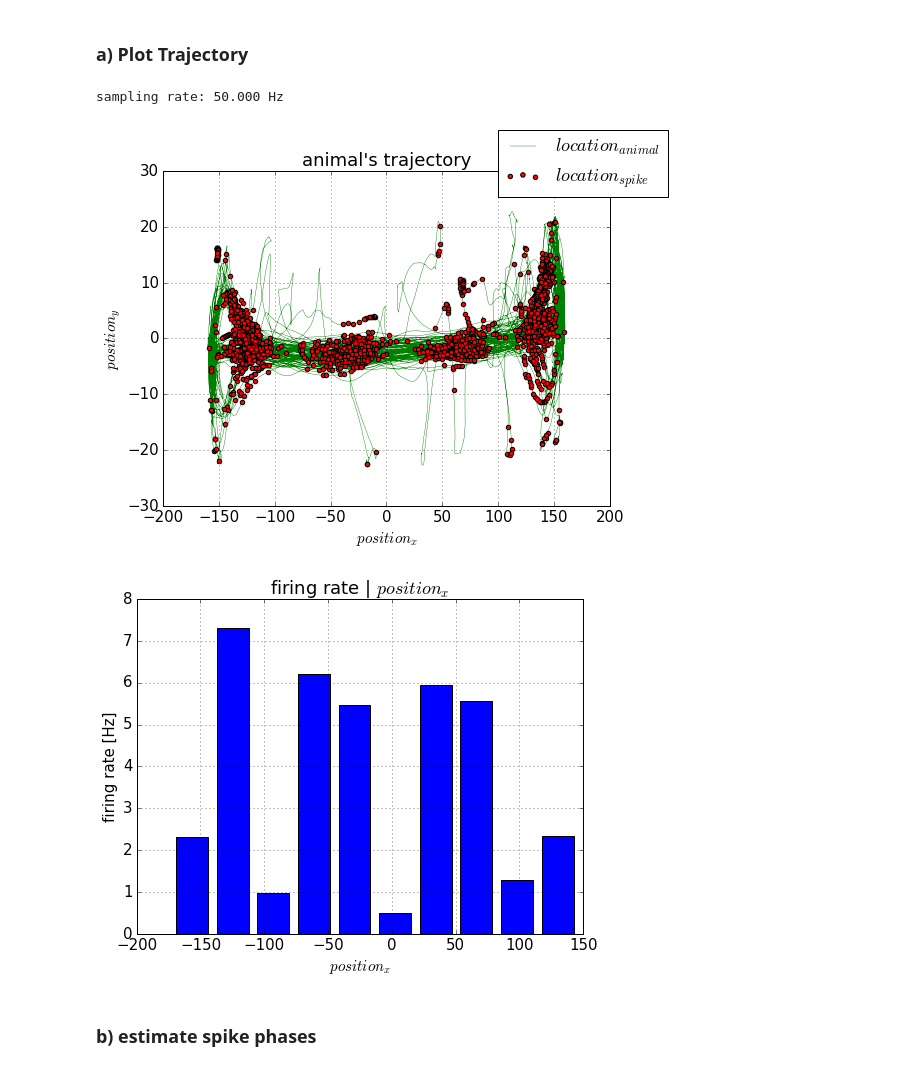
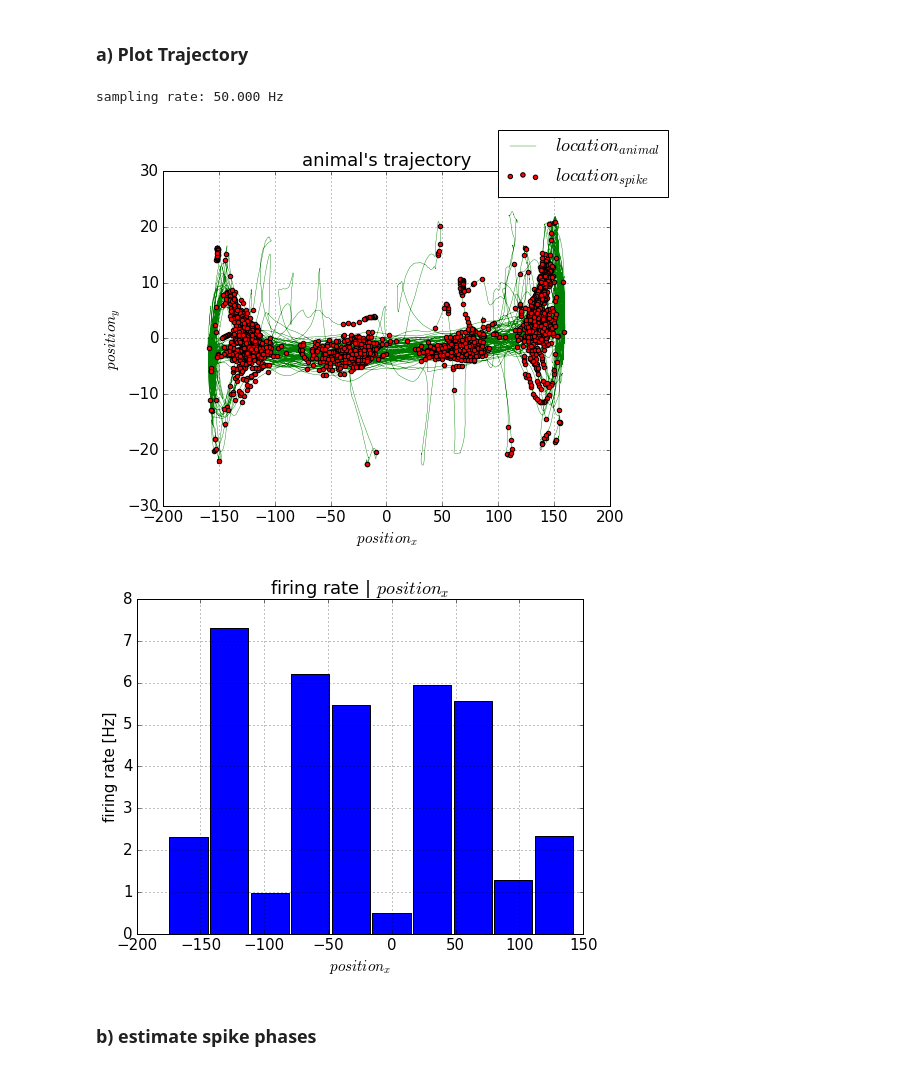
Before and after one commit to kashefy/grk_kempter_episodic_mem, a Jupyter notebook: grk_kempter_episodic_mem.ipynb, the cells around one changed output. Saved outputs shown, nothing was run; the diff lists cells and outputs as text; code cells hidden in the pictures.

Commit message:
adjust plots, fix hilbert call

```diff
--- a/grk_kempter_episodic_mem.ipynb
+++ b/grk_kempter_episodic_mem.ipynb
@@ -49,34 +49,34 @@ spk_t = dat['spk_t']
 # %%
 plt.figure()
 plt.plot(pos_x, pos_y, c='g', label=r'$location_{animal}$',
          linewidth=0.4, zorder=1)
 spk_t_idx = nearest_neighbors_sorted(spk_t.ravel(), pos_t.ravel())
 plt.scatter(pos_x[spk_t_idx], pos_y[spk_t_idx], label=r'$location_{spike}$',
             s=80, c='r', marker='.', zorder=2)
 plt.title("animal's trajectory")
 plt.xlabel(r'$position_{x}$')
 plt.ylabel(r'$position_{y}$')
 plt.legend(bbox_to_anchor=(1.15, 1.15))
 plt.grid(True)
 
 plt.figure()
 # from spike counts to firing rates
 sampling_rate = 1./np.mean(np.diff(pos_t, axis=0)) # sampling rate is 50 hz
 print('sampling rate: %.3f Hz' % (sampling_rate,))
 counts, bins = np.histogram(pos_x[spk_t_idx])
 rates = []
 for s, e, c in zip(bins[:-1], bins[1:], counts):
     in_bin = np.logical_and(pos_x >= s, pos_x < e)
     rates.append(c*sampling_rate/np.count_nonzero(in_bin))
-plt.bar(bins[:-1], rates, width=25, align='center')
+plt.bar(bins[:-1], rates, width=30, align='center')
 plt.title(r'firing rate | $position_{x}$')
 plt.ylabel('firing rate [Hz]')
 plt.xlabel(r'$position_{x}$')
 plt.grid(True)
 # %% [output]
 sampling rate: 50.000 Hz
 [figure]
-[figure, old version]
+[figure, new version]
 # %% [markdown]
 ### b) estimate spike phases
 # %%
```
